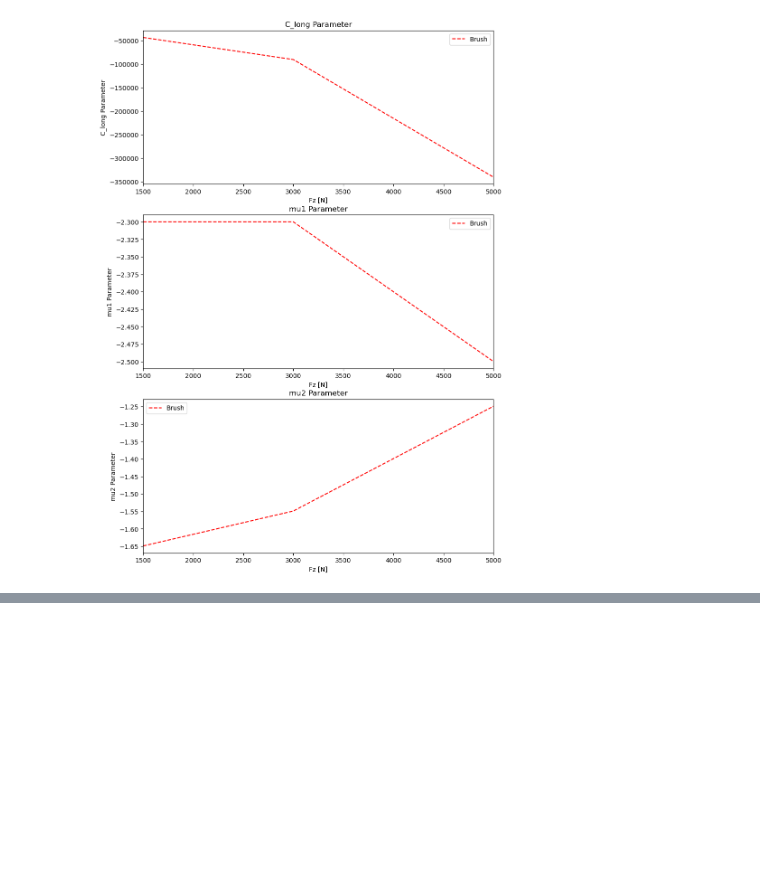
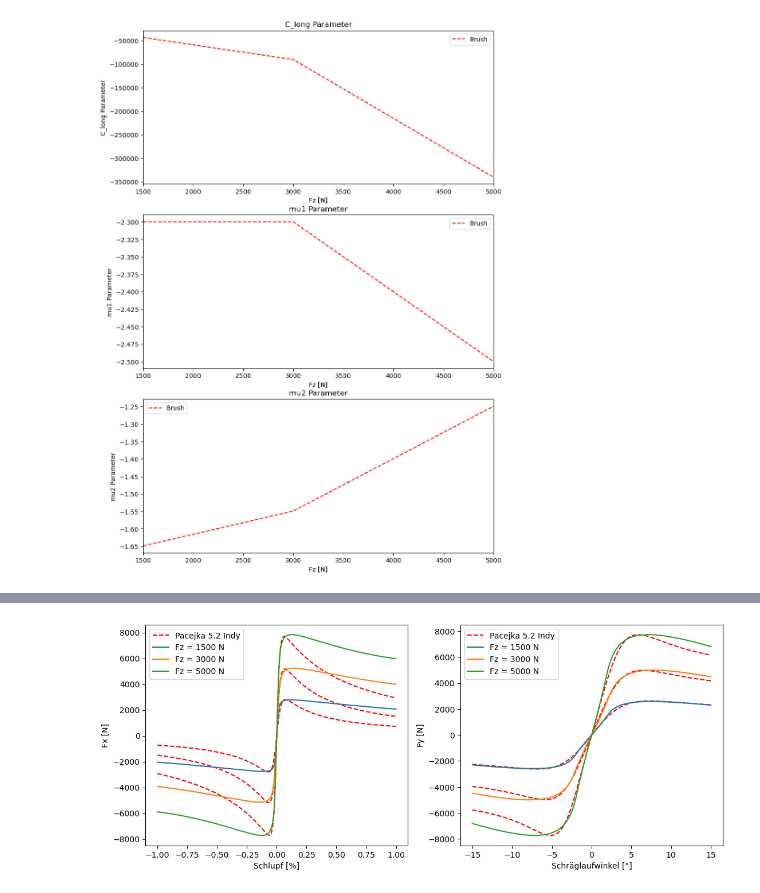
Before and after one commit to BenediktRuhland/SA-Tire-model, a Jupyter notebook: comparision/Fitting_comparision.ipynb, the cells around one changed output, grey strips where cells are left out. Drawn from its saved outputs; the diff is of its cells as text; code cells hidden in the pictures; blank space fills up the shorter version.

```diff
--- a/comparision/Fitting_comparision.ipynb
+++ b/comparision/Fitting_comparision.ipynb
@@ -873,0 +902,80 @@ Fy_5000 = fi.fiala_lat(Sy,5000,*Fy_params_5000)
+# %%
+#####
+#Dugoff
+#####
+Sy = np.linspace(-0.3,0.3,len(Sx))
+
+#Händisch fitting mit Fiala_fit.ipynb
+
+#Fz = 1500
+Fx_params_1500 = [ 9.60848636e+04, -8.30029214e-01,  1.35387231e+00]
+Fy_params_1500 = [2.91029382e-01, 2.31921206e+03, 1.45895147e-01]
+
+#Fz = 2500
+Fx_params_3000 =[ 1.16724596e+05, -5.22466167e+00 , 1.30360646e+00]
+Fy_params_3000 = [1.94120979e-01,  4.07519670e+03,  1.42305583e-01]
+
+#Fz = 5000
+Fx_params_5000 = [ 1.99921140e+05, -3.01660109e+00,  1.17191007e+00]
+Fy_params_5000 =[1.27681485e+00, 7.52703245e+03, 1.30255055e-01]
+
+Fx_1500 = du.dugoff_long(Sx,Sy,1500,*Fx_params_1500)
+Fx_3000 = du.dugoff_long(Sx,Sy,3000,*Fx_params_3000)
+Fx_5000 = du.dugoff_long(Sx,Sy,5000,*Fx_params_5000)
+
+Fy_15001 = du.dugoff_lat(Sx,Sy,1500,*Fy_params_1500)
+Fy_15001 = Fy_15001[499:999]
+Fy_15001_spax = np.zeros(len(Fy_15001))
+for i in range(0,len(Fy_15001)):
+    Fy_1500_spax[i] = -Fy_15001[499 - i]
+Fy_1500 = np. concatenate((Fy_1500_spax, Fy_15001))
+
+Fy_30001 = du.dugoff_lat(Sx,Sy,3000,*Fy_params_3000)
+Fy_30001 = Fy_30001[499:999]
+Fy_30001_spax = np.zeros(len(Fy_30001))
+for i in range(0,len(Fy_15001)):
+    Fy_3000_spax[i] = -Fy_30001[499 - i]
+Fy_3000 = np. concatenate((Fy_3000_spax, Fy_30001))
+
+Fy_50001 = du.dugoff_lat(Sx,Sy,5000,*Fy_params_5000)
+Fy_50001 = Fy_50001[499:999]
+Fy_50001_spax = np.zeros(len(Fy_15001))
+for i in range(0,len(Fy_15001)):
+    Fy_5000_spax[i] = -Fy_50001[499 - i]
+Fy_5000 = np. concatenate((Fy_5000_spax, Fy_50001))
+
+
+fig,ax = plt.subplots(1,2, figsize = [13,5])
+
+Fx = pa52_0.Pacejka52_long(1500,Sx,IA,Fz0)[0]
+ax[0].plot(Sx,Fx, 'r--', label = 'Pacejka 5.2 Indy')
+Fx = pa52_0.Pacejka52_long(3000,Sx,IA,Fz0)[0]
+ax[0].plot(Sx,Fx, 'r--')
+Fx = pa52_0.Pacejka52_long(5000,Sx,IA,Fz0)[0]
+ax[0].plot(Sx,Fx, 'r--')
+
+ax[0].plot(Sx,Fx_1500, label = 'Fz = 1500 N')
+ax[0].plot(Sx,Fx_3000, label = 'Fz = 3000 N')
+ax[0].plot(Sx,Fx_5000, label = 'Fz = 5000 N')
+ax[0]. set_xlabel('Schlupf [%]')
+ax[0].set_ylabel('Fx [N]')
+ax[0].legend()
+
+S_plt = np.linspace(-15,15,len(Sx))
+Sy = np.linspace(-0.3,0.3,len(Sx))
+Fy = pa52_0.Pacejka52_lat(1500,Sy,IA,Fz0)[0]
+ax[1].plot(S_plt,Fy, 'r--', label = 'Pacejka 5.2 Indy')
+Fy = pa52_0.Pacejka52_lat(3000,Sy,IA,Fz0)[0]
+ax[1].plot(S_plt,Fy, 'r--')
+Fy = pa52_0.Pacejka52_lat(5000,Sy,IA,Fz0)[0]
+ax[1].plot(S_plt,Fy, 'r--')
+
+ax[1].plot(S_plt,Fy_1500, label = 'Fz = 1500 N')
+ax[1].plot(S_plt,Fy_3000, label = 'Fz = 3000 N')
+ax[1].plot(S_plt,Fy_5000, label = 'Fz = 5000 N')
+ax[1]. set_xlabel('Schräglaufwinkel [°]')
+ax[1].set_ylabel('Fy [N]')
+ax[1].legend()
+
+fig.savefig('dugoff.eps', format='eps')
+# %% [output]
@@ -873,0 +983 @@ Fy_5000 = fi.fiala_lat(Sy,5000,*Fy_params_5000)
+[figure, added]
```
Also changed, not shown: parts of 2 cells of this notebook, 5 other files.
